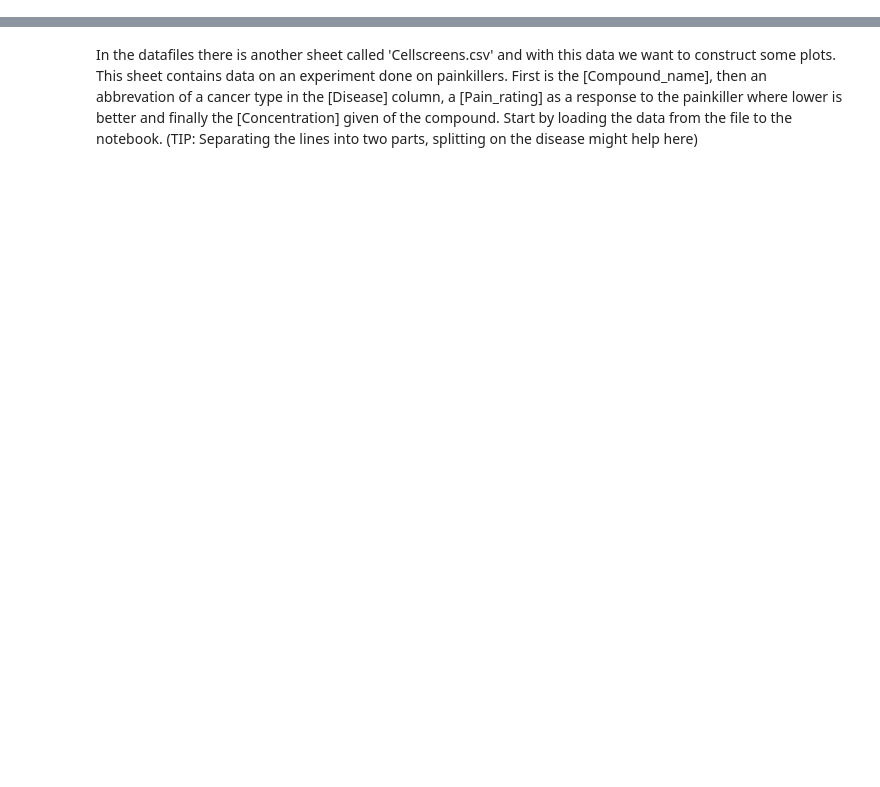
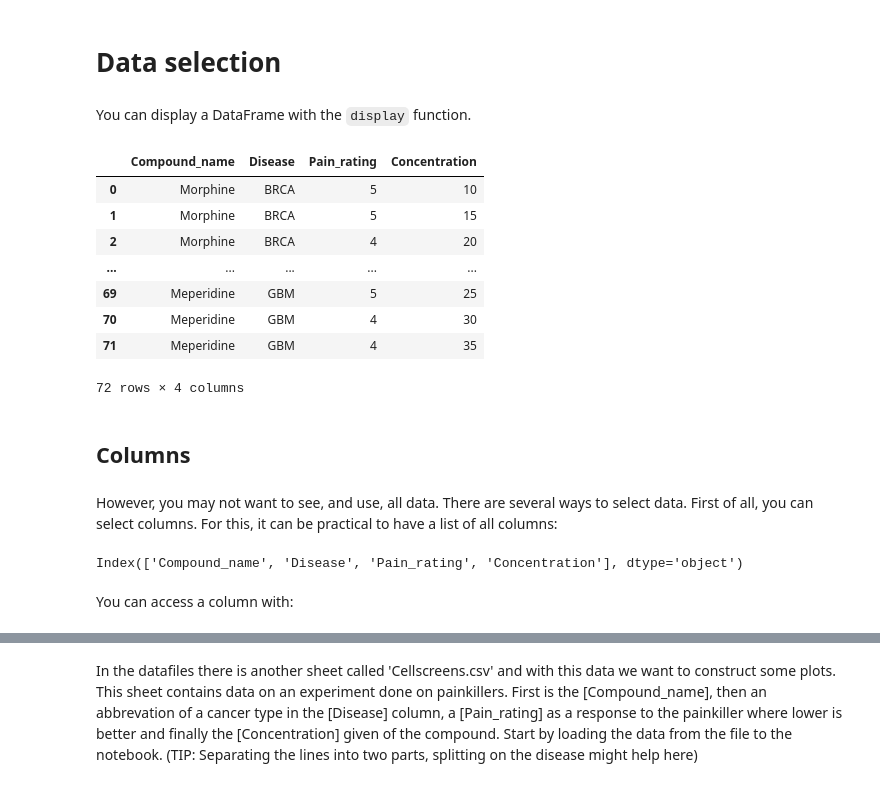
Before and after one commit to lacdr-tox/basic-programming-in-drug-discovery, a Jupyter notebook: python/exercises/3. Working with Pandas DataFrames.ipynb, the cells around one changed output, grey strips where cells are left out. Drawn from its saved outputs; the diff is of its cells as text; code cells hidden in the pictures; blank space fills up the shorter version.

```diff
--- a/python/exercises/3. Working with Pandas DataFrames.ipynb
+++ b/python/exercises/3. Working with Pandas DataFrames.ipynb
@@ -45,0 +92,2 @@ import pandas as pd
+# %% [markdown]
+# Data selection
@@ -45,0 +96,24 @@ import pandas as pd
+# %% [markdown]
+You can display a DataFrame with the `display` function.
+# %%
+display(df)
+# %% [output]
+|  | Compound_name | Disease | Pain_rating | Concentration |
+| 0 | Morphine | BRCA | 5 | 10 |
+| 1 | Morphine | BRCA | 5 | 15 |
+| 2 | Morphine | BRCA | 4 | 20 |
+| ... | ... | ... | ... | ... |
+| 69 | Meperidine | GBM | 5 | 25 |
+| 70 | Meperidine | GBM | 4 | 30 |
+| 71 | Meperidine | GBM | 4 | 35 |
+72 rows × 4 columns
+# %% [markdown]
+## Columns
+# %% [markdown]
+However, you may not want to see, and use, all data. There are several ways to select data. First of all, you can select columns. For this, it can be practical to have a list of all columns:
+# %%
+df.columns
+# %% [output]
+Index(['Compound_name', 'Disease', 'Pain_rating', 'Concentration'], dtype='object')
+# %% [markdown]
+You can access a column with:
```
Also changed, not shown: parts of 81 cells of this notebook.
